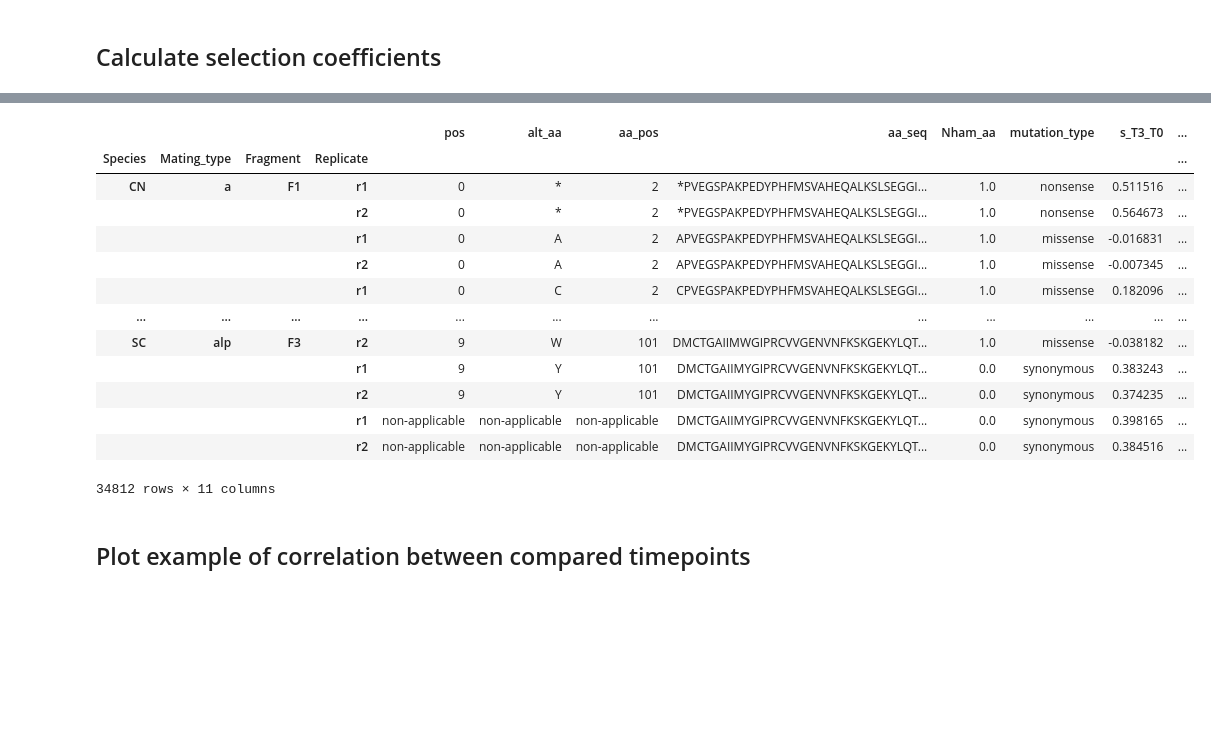
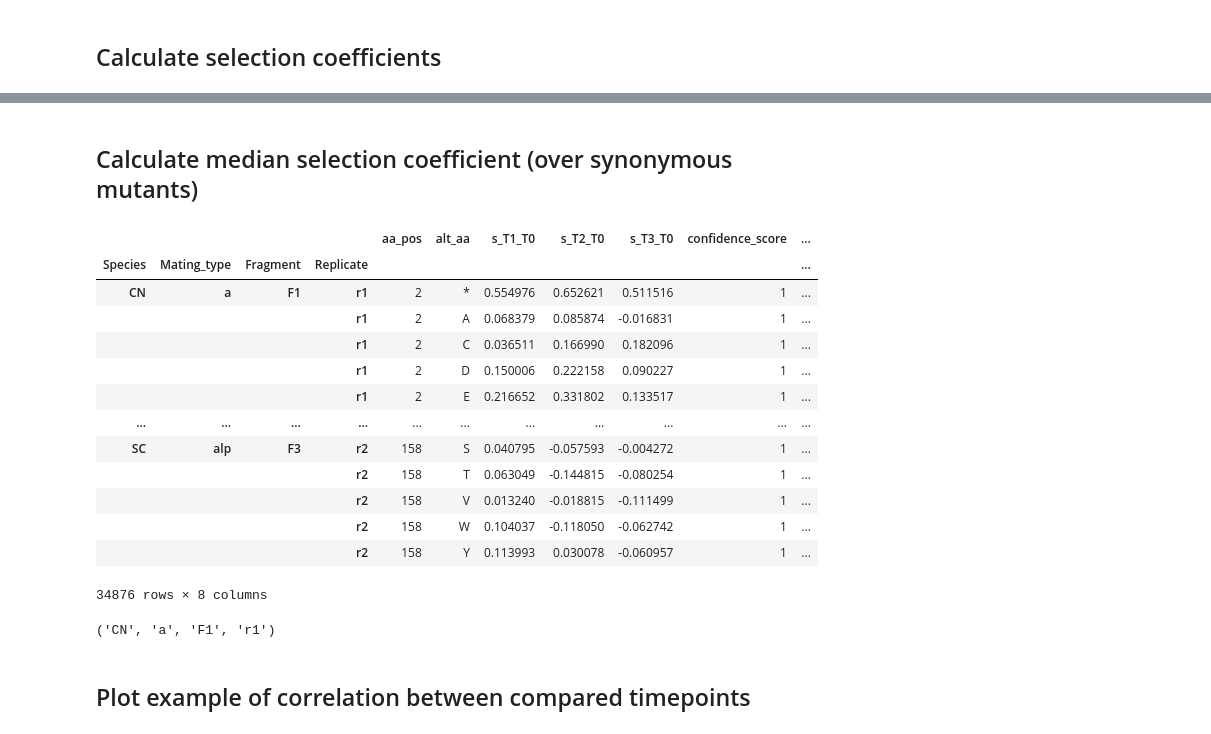
Before and after one commit to odcambc/gyoza, a Jupyter notebook: workflow/notebooks/process_read_counts.py.ipynb, the cells around one changed output, grey strips where cells are left out. Cells and saved outputs as stored; diff of their text form; code cells hidden in the pictures; blank space fills up the shorter version.

```diff
--- a/workflow/notebooks/process_read_counts.py.ipynb
+++ b/workflow/notebooks/process_read_counts.py.ipynb
@@ -442,5 +445,5 @@ nbgen_wide
 # %%
 lfc_wide = freq_wide.reset_index().merge(right=nbgen_wide.reset_index(), on=sample_attributes+['Replicate'])
-gen_cols = [f'{x}_gen' for x in ['Tot'] + timepoints[1:]]
+gen_cols = nbgen_wide.columns
 lfc_wide[gen_cols]
 # %% [output]
@@ -562,0 +618,5 @@ mutation_attributes_aa
+# %%
+# In this step we need to cast the dtype of pos and aa_pos
+# which we could not do before because the WT rows feature string values ("non-applicable")
+nonWT = s_wide[s_wide.Nham_nt > 0]
+nonWT[['pos','aa_pos']] = nonWT[['pos','aa_pos']].astype(int)
@@ -562,0 +631,10 @@ mutation_attributes_aa
+# %%
+offpos = nonWT.groupby(sample_attributes)[['pos','aa_pos']].min()
+
+if offpos.pos.sum() == 0:
+    WTdf = pd.merge(left=WTdf.drop(columns='aa_pos'), right=offpos[['aa_pos']].reset_index(), on=sample_attributes)
+else:
+    print('There is at least one case where there is no sequenced mutant at position 0, which prevents from retrieving the start position in the full protein sequence (min aa_pos)')
+
+WTdf['aa_pos'] += WTdf['pos']
+WTdf
@@ -562,0 +655,3 @@ mutation_attributes_aa
+# %%
+allpos_df = pd.concat([WTdf, nonWT], ignore_index=True)
+allpos_df
@@ -563,26 +672,33 @@ mutation_attributes_aa
+# %% [markdown]
+## Calculate median selection coefficient (over synonymous mutants)
 # %%
-median_df = s_wide.groupby(sample_attributes+mutation_attributes_aa+['Replicate']
-                          )[selcoeff_cols+['confidence_score']
-                           ].agg(dict(zip(selcoeff_cols+['confidence_score'], ['median']*len(selcoeff_cols + ['min'])))
-                                ).reset_index(mutation_attributes_aa)
+median_df = allpos_df.groupby(sample_attributes+['Replicate','aa_pos','alt_aa']
+                          )[selcoeff_cols + ['confidence_score', 'Nham_aa', 'mutation_type']
+                           ].agg(dict(zip(selcoeff_cols + ['confidence_score', 'Nham_aa', 'mutation_type'],
+                                          ['median']*len(selcoeff_cols) + ['min', 'first', 'first']))
+                                ).reset_index(level=['aa_pos','alt_aa'])
 median_df
 # %% [output]
-|  |  |  |  | pos | alt_aa | aa_pos | aa_seq | Nham_aa | mutation_type | s_T3_T0 | ... |
-| Species | Mating_type | Fragment | Replicate |  |  |  |  |  |  |  | ... |
-| CN | a | F1 | r1 | 0 | * | 2 | *PVEGSPAKPEDYPHFMSVAHEQALKSLSEGGI... | 1.0 | nonsense | 0.511516 | ... |
-|  |  |  | r2 | 0 | * | 2 | *PVEGSPAKPEDYPHFMSVAHEQALKSLSEGGI... | 1.0 | nonsense | 0.564673 | ... |
-|  |  |  | r1 | 0 | A | 2 | APVEGSPAKPEDYPHFMSVAHEQALKSLSEGGI... | 1.0 | missense | -0.016831 | ... |
-|  |  |  | r2 | 0 | A | 2 | APVEGSPAKPEDYPHFMSVAHEQALKSLSEGGI... | 1.0 | missense | -0.007345 | ... |
-|  |  |  | r1 | 0 | C | 2 | CPVEGSPAKPEDYPHFMSVAHEQALKSLSEGGI... | 1.0 | missense | 0.182096 | ... |
-| ... | ... | ... | ... | ... | ... | ... | ... | ... | ... | ... | ... |
-| SC | alp | F3 | r2 | 9 | W | 101 | DMCTGAIIMWGIPRCVVGENVNFKSKGEKYLQT... | 1.0 | missense | -0.038182 | ... |
-|  |  |  | r1 | 9 | Y | 101 | DMCTGAIIMYGIPRCVVGENVNFKSKGEKYLQT... | 0.0 | synonymous | 0.383243 | ... |
-|  |  |  | r2 | 9 | Y | 101 | DMCTGAIIMYGIPRCVVGENVNFKSKGEKYLQT... | 0.0 | synonymous | 0.374235 | ... |
-|  |  |  | r1 | non-applicable | non-applicable | non-applicable | DMCTGAIIMYGIPRCVVGENVNFKSKGEKYLQT... | 0.0 | synonymous | 0.398165 | ... |
-|  |  |  | r2 | non-applicable | non-applicable | non-applicable | DMCTGAIIMYGIPRCVVGENVNFKSKGEKYLQT... | 0.0 | synonymous | 0.384516 | ... |
+|  |  |  |  | aa_pos | alt_aa | s_T1_T0 | s_T2_T0 | s_T3_T0 | confidence_score | ... |
+| Species | Mating_type | Fragment | Replicate |  |  |  |  |  |  | ... |
+| CN | a | F1 | r1 | 2 | * | 0.554976 | 0.652621 | 0.511516 | 1 | ... |
+|  |  |  | r1 | 2 | A | 0.068379 | 0.085874 | -0.016831 | 1 | ... |
+|  |  |  | r1 | 2 | C | 0.036511 | 0.166990 | 0.182096 | 1 | ... |
+|  |  |  | r1 | 2 | D | 0.150006 | 0.222158 | 0.090227 | 1 | ... |
+|  |  |  | r1 | 2 | E | 0.216652 | 0.331802 | 0.133517 | 1 | ... |
+| ... | ... | ... | ... | ... | ... | ... | ... | ... | ... | ... |
+| SC | alp | F3 | r2 | 158 | S | 0.040795 | -0.057593 | -0.004272 | 1 | ... |
+|  |  |  | r2 | 158 | T | 0.063049 | -0.144815 | -0.080254 | 1 | ... |
+|  |  |  | r2 | 158 | V | 0.013240 | -0.018815 | -0.111499 | 1 | ... |
+|  |  |  | r2 | 158 | W | 0.104037 | -0.118050 | -0.062742 | 1 | ... |
+|  |  |  | r2 | 158 | Y | 0.113993 | 0.030078 | -0.060957 | 1 | ... |
-34812 rows × 11 columns
+34876 rows × 8 columns
 # %%
 median_df.to_csv(selcoeffs_df_path)
+# %%
+median_df.index[0]
+# %% [output]
+('CN', 'a', 'F1', 'r1')
 # %% [markdown]
 ## Plot example of correlation between compared timepoints
 # %%
```
Also changed, not shown: parts of 34 cells of this notebook, 12 other files.
